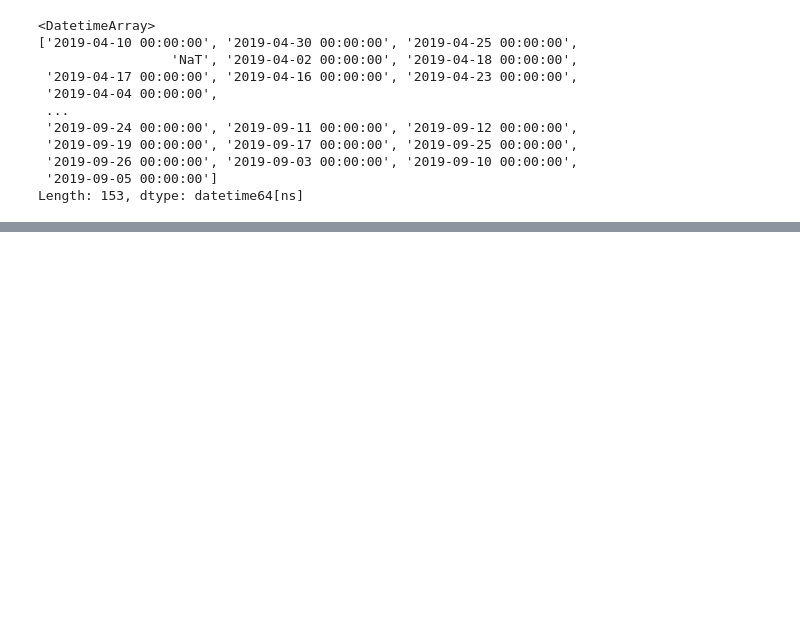
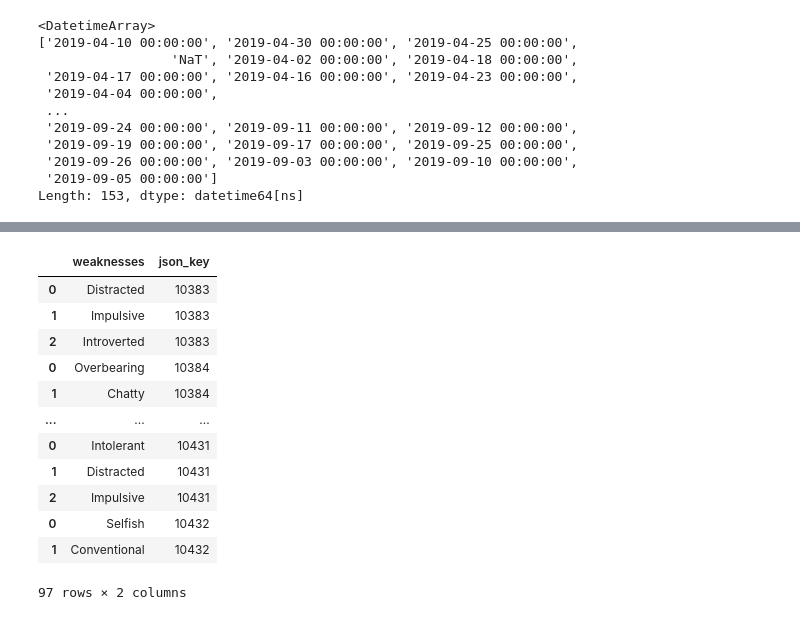
Before and after one commit to Data210/data210-final-project, a Jupyter notebook: transformations.ipynb, the cells around one changed output, grey strips where cells are left out. Saved outputs shown, nothing was run; the diff lists cells and outputs as text; code cells hidden in the pictures; blank space fills up the shorter version.

```diff
--- a/transformations.ipynb
+++ b/transformations.ipynb
@@ -362,0 +479,16 @@ Length: 153, dtype: datetime64[ns]
+# %%
+df_weaknesses
+# %% [output]
+|  | weaknesses | json_key |
+| 0 | Distracted | 10383 |
+| 1 | Impulsive | 10383 |
+| 2 | Introverted | 10383 |
+| 0 | Overbearing | 10384 |
+| 1 | Chatty | 10384 |
+| ... | ... | ... |
+| 0 | Intolerant | 10431 |
+| 1 | Distracted | 10431 |
+| 2 | Impulsive | 10431 |
+| 0 | Selfish | 10432 |
+| 1 | Conventional | 10432 |
+97 rows × 2 columns
```
Also changed, not shown: parts of 6 cells of this notebook, 3 other files.
